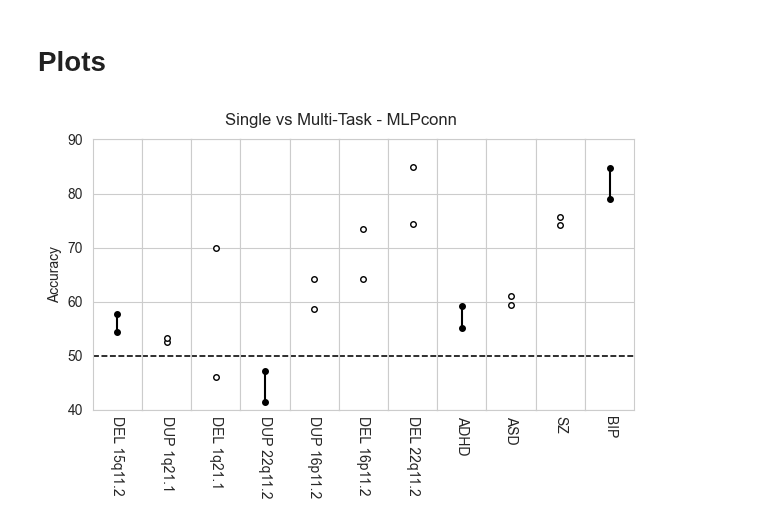
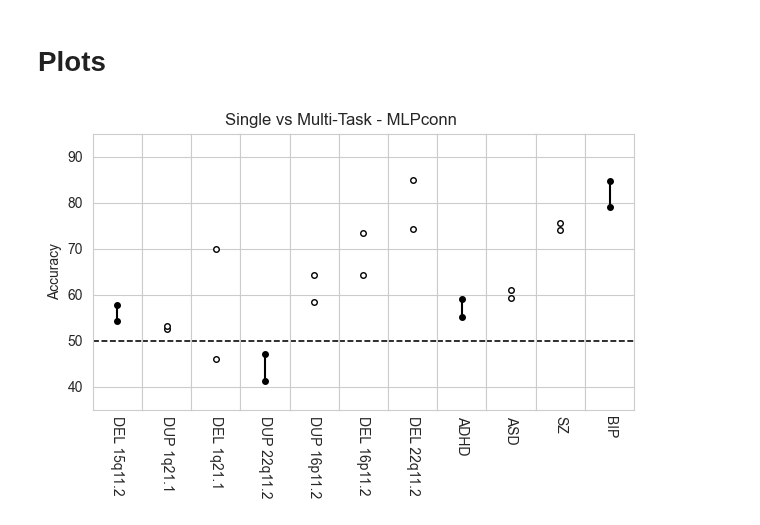
Before and after one commit to harveyaa/neuropsych_mtl, a Jupyter notebook: MTL/conditions/MTL_intra_accuracy_plots.ipynb, the cells around one changed output. Saved outputs shown, nothing was run; the diff lists cells and outputs as text; code cells hidden in the pictures.

Commit message:
update plot notebooks

```diff
--- a/MTL/conditions/MTL_intra_accuracy_plots.ipynb
+++ b/MTL/conditions/MTL_intra_accuracy_plots.ipynb
@@ -41,8 +41,8 @@ labels = ['DEL 15q11.2',
         'SZ',
         'BIP',]
 
-p_single = './results_paper/baseline/mlp/'
-p_mtl = './results_paper/mtl/mlp/'
+p_single = '../results_paper/baseline/mlp/'
+p_mtl = '../results_paper/mtl/mlp/'
 # %% [markdown]
 # Load Data
 # %%
@@ -135,32 +135,32 @@ colors = ['black','darkorchid','red','orange','dodgerblue','forestgreen']
 
 for j,case in enumerate(cases):
     st_acc = df_conn.loc[case]['ST']
     mtl_acc = df_conn.loc[case]['MTL']
     if st_acc > mtl_acc:
         mfc = 'white'
         ls =''
     else:
         mfc = colors[0]
         ls = '-'
 
     ax[j].plot(5,mtl_acc,marker='o',color=colors[0],ms=4,markerfacecolor=mfc)
     ax[j].plot(5,st_acc,marker='o',color=colors[0],ms=4,markerfacecolor=mfc)
     ax[j].plot((5,5),(st_acc,mtl_acc),color=colors[0],ls=ls)
     ax[j].set_xticklabels([])
     ax[j].set_xticks([])
     ax[j].set_xlabel(labels[j],rotation=270)
 
     lines = ax[j].get_ygridlines()
     b = lines[1]
     b.set_color('black')
     b.set_linewidth(1.15)
     b.set_linestyle('--')
 
 ax[0].set_ylabel('Accuracy')
 plt.suptitle(title)
-plt.ylim(40,90)
+plt.ylim(35,95)
 plt.tight_layout(pad=0.5)
 plt.subplots_adjust(wspace=0)
 plt.savefig(os.path.join('/Users/harveyaa/Documents/masters/neuropsych_mtl/MTL/results_paper/mtl/','figures/st_vs_mtl.png'),dpi=300)
 # %% [output]
-[figure, old version]
+[figure, new version]
```
Also changed, not shown: 1 other file.
